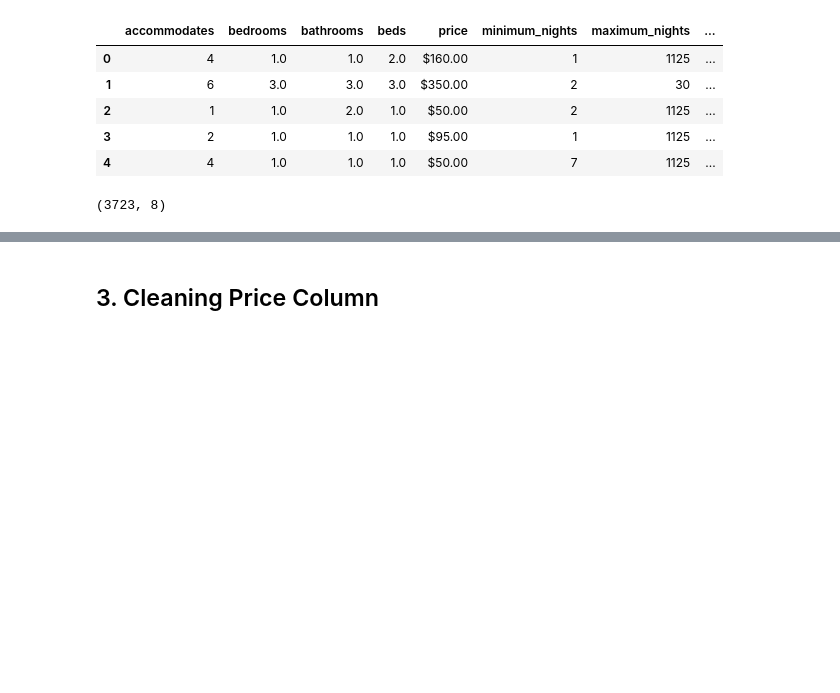
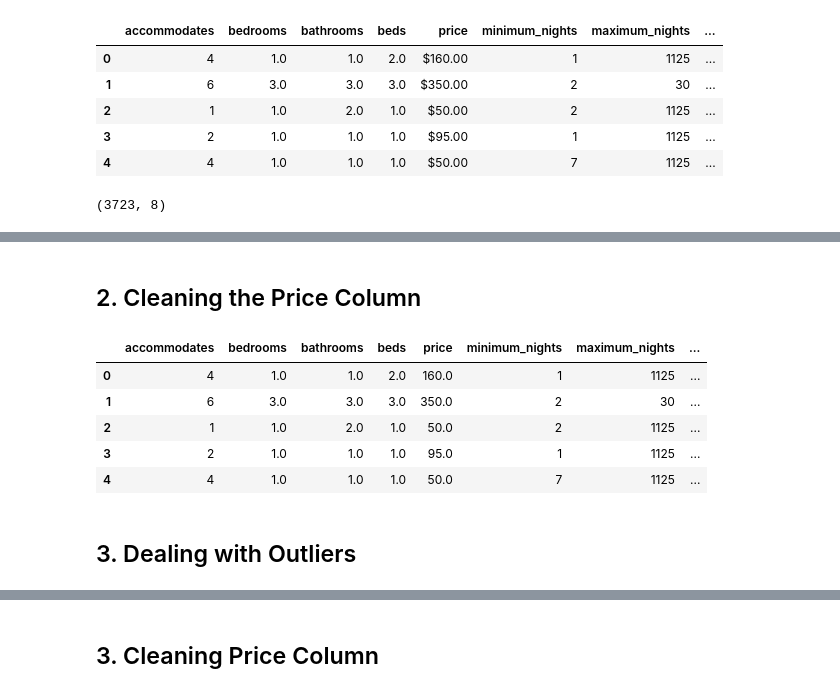
Before and after one commit to harera3/ML_Blueprints, a Jupyter notebook: 02_Evaluating_Model_performance.ipynb, the cells around one changed output, grey strips where cells are left out. Saved outputs shown, nothing was run; the diff lists cells and outputs as text; code cells hidden in the pictures; blank space fills up the shorter version.

Commit message:
3. dealing with outliers

```diff
--- a/02_Evaluating_Model_performance.ipynb
+++ b/02_Evaluating_Model_performance.ipynb
@@ -38,0 +27,29 @@ dc.describe()
+# %% [markdown]
+## 2. Cleaning the Price Column
+# %%
+from sklearn.base import BaseEstimator, TransformerMixin
+
+class PriceCleaner(BaseEstimator, TransformerMixin):
+    def __init__(self):
+        self
+    def fit(self, df, y = None):
+        return self
+    def transform(self, df):
+        df = df.copy()
+        no_comma = df['price'].str.replace(',', '')
+        no_dollar = no_comma.str.replace('$', '')
+        df['price'] = no_dollar.astype('float')
+        return df
+
+pricer = PriceCleaner()
+dc_priced = pricer.transform(dc)
+dc_priced.head()
+# %% [output]
+|  | accommodates | bedrooms | bathrooms | beds | price | minimum_nights | maximum_nights | ... |
+| 0 | 4 | 1.0 | 1.0 | 2.0 | 160.0 | 1 | 1125 | ... |
+| 1 | 6 | 3.0 | 3.0 | 3.0 | 350.0 | 2 | 30 | ... |
+| 2 | 1 | 1.0 | 2.0 | 1.0 | 50.0 | 2 | 1125 | ... |
+| 3 | 2 | 1.0 | 1.0 | 1.0 | 95.0 | 1 | 1125 | ... |
+| 4 | 4 | 1.0 | 1.0 | 1.0 | 50.0 | 7 | 1125 | ... |
+# %% [markdown]
+## 3. Dealing with Outliers
```
Also changed, not shown: parts of 42 cells of this notebook.
